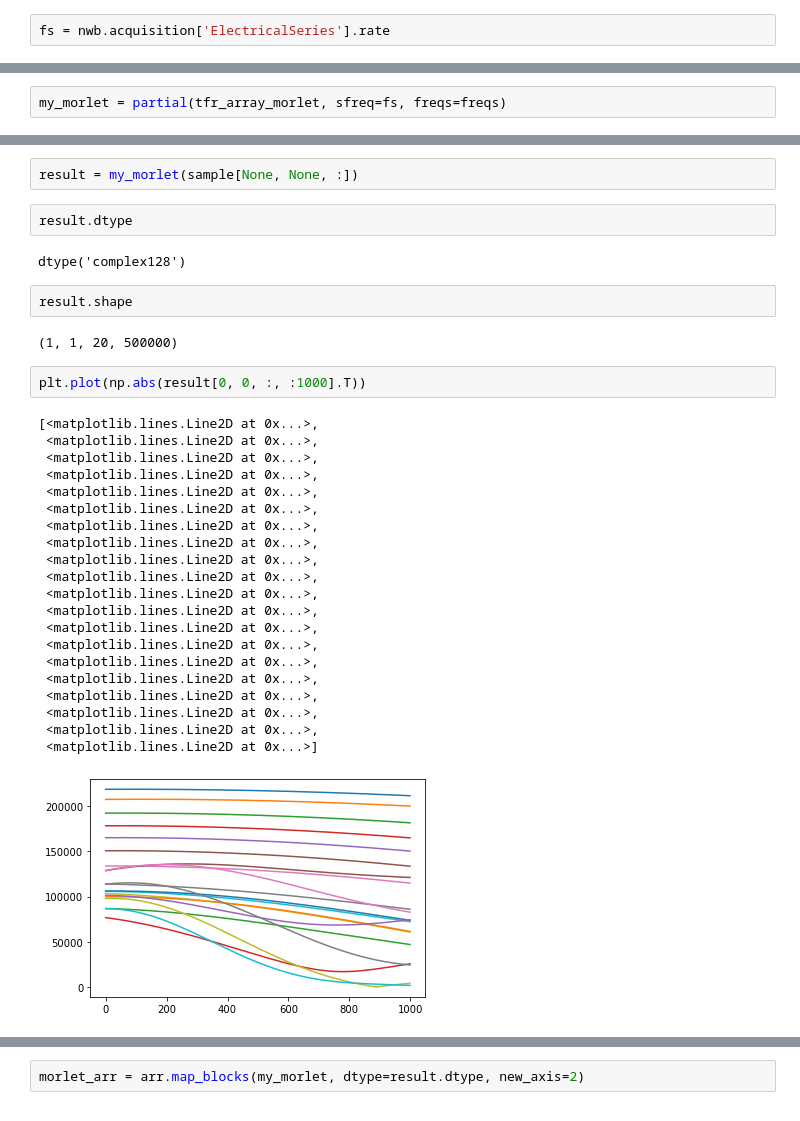
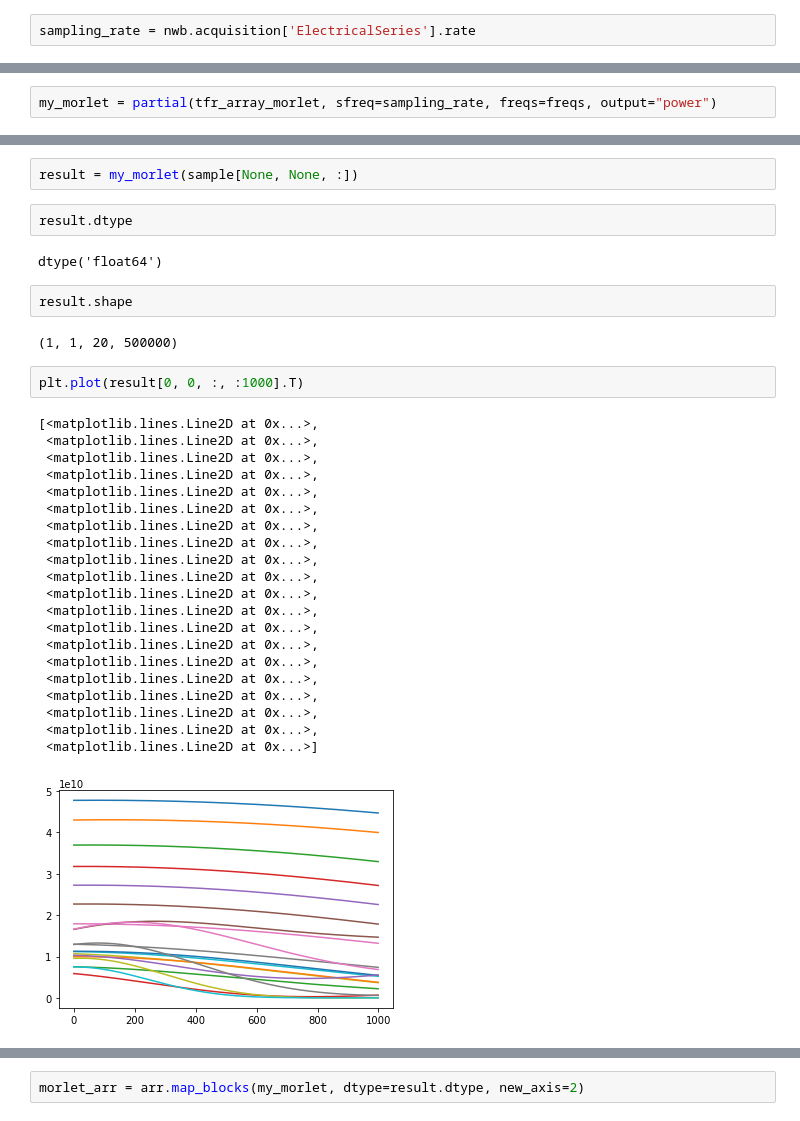
Before and after one commit to learning-2-learn/hdf5zarr-experiments, a Jupyter notebook: zarr2nwb.ipynb, the cells around one changed output, grey strips where cells are left out. Cells and saved outputs as stored; diff of their text form.

```diff
--- a/zarr2nwb.ipynb
+++ b/zarr2nwb.ipynb
@@ -26,2 +40,2 @@ nwb = io.read()
 # %%
-fs = nwb.acquisition['ElectricalSeries'].rate
+sampling_rate = nwb.acquisition['ElectricalSeries'].rate
@@ -138,7 +144,7 @@ from functools import partial
 # %%
 freqs = np.logspace(1, 2, 20)
 # %%
-my_morlet = partial(tfr_array_morlet, sfreq=fs, freqs=freqs)
+my_morlet = partial(tfr_array_morlet, sfreq=sampling_rate, freqs=freqs, output="power")
 # %%
 sample = arr[0, 0, :500000].compute()
 # %%
@@ -150,35 +156,35 @@ result = my_morlet(sample[None, None, :])
 # %%
 result.dtype
 # %% [output]
-dtype('complex128')
+dtype('float64')
 # %%
 result.shape
 # %% [output]
 (1, 1, 20, 500000)
 # %%
-plt.plot(np.abs(result[0, 0, :, :1000].T))
+plt.plot(result[0, 0, :, :1000].T)
 # %% [output]
 [<matplotlib.lines.Line2D at 0x...>,
  <matplotlib.lines.Line2D at 0x...>,
  <matplotlib.lines.Line2D at 0x...>,
  <matplotlib.lines.Line2D at 0x...>,
  <matplotlib.lines.Line2D at 0x...>,
  <matplotlib.lines.Line2D at 0x...>,
  <matplotlib.lines.Line2D at 0x...>,
  <matplotlib.lines.Line2D at 0x...>,
  <matplotlib.lines.Line2D at 0x...>,
  <matplotlib.lines.Line2D at 0x...>,
  <matplotlib.lines.Line2D at 0x...>,
  <matplotlib.lines.Line2D at 0x...>,
  <matplotlib.lines.Line2D at 0x...>,
  <matplotlib.lines.Line2D at 0x...>,
  <matplotlib.lines.Line2D at 0x...>,
  <matplotlib.lines.Line2D at 0x...>,
  <matplotlib.lines.Line2D at 0x...>,
  <matplotlib.lines.Line2D at 0x...>,
  <matplotlib.lines.Line2D at 0x...>,
  <matplotlib.lines.Line2D at 0x...>]
-[figure, old version]
+[figure, new version]
 # %%
 plt.matshow(np.abs(result[0, 0, :, :100]))
 # %% [output]
```
Also changed, not shown: parts of 44 cells of this notebook, 1 other file.
